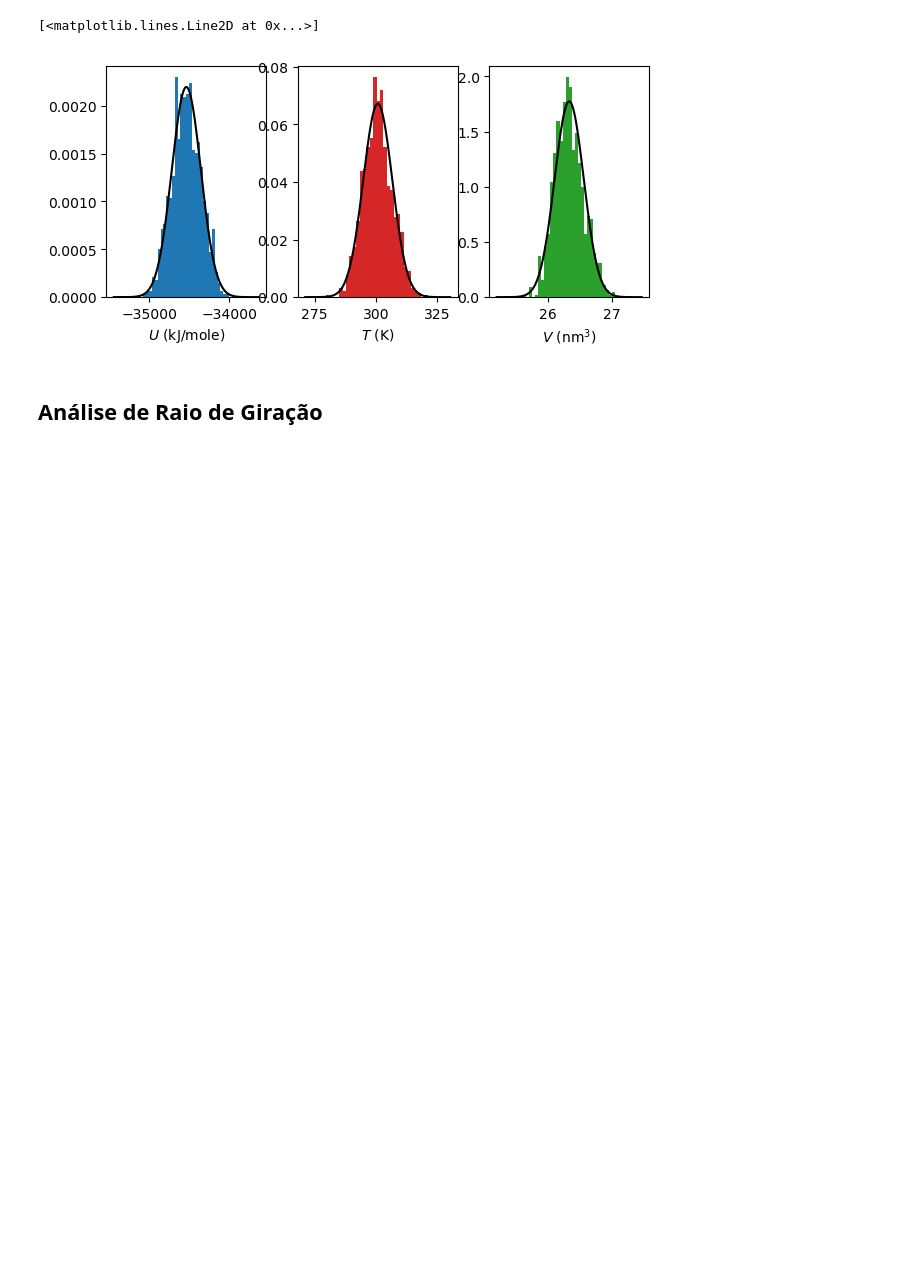
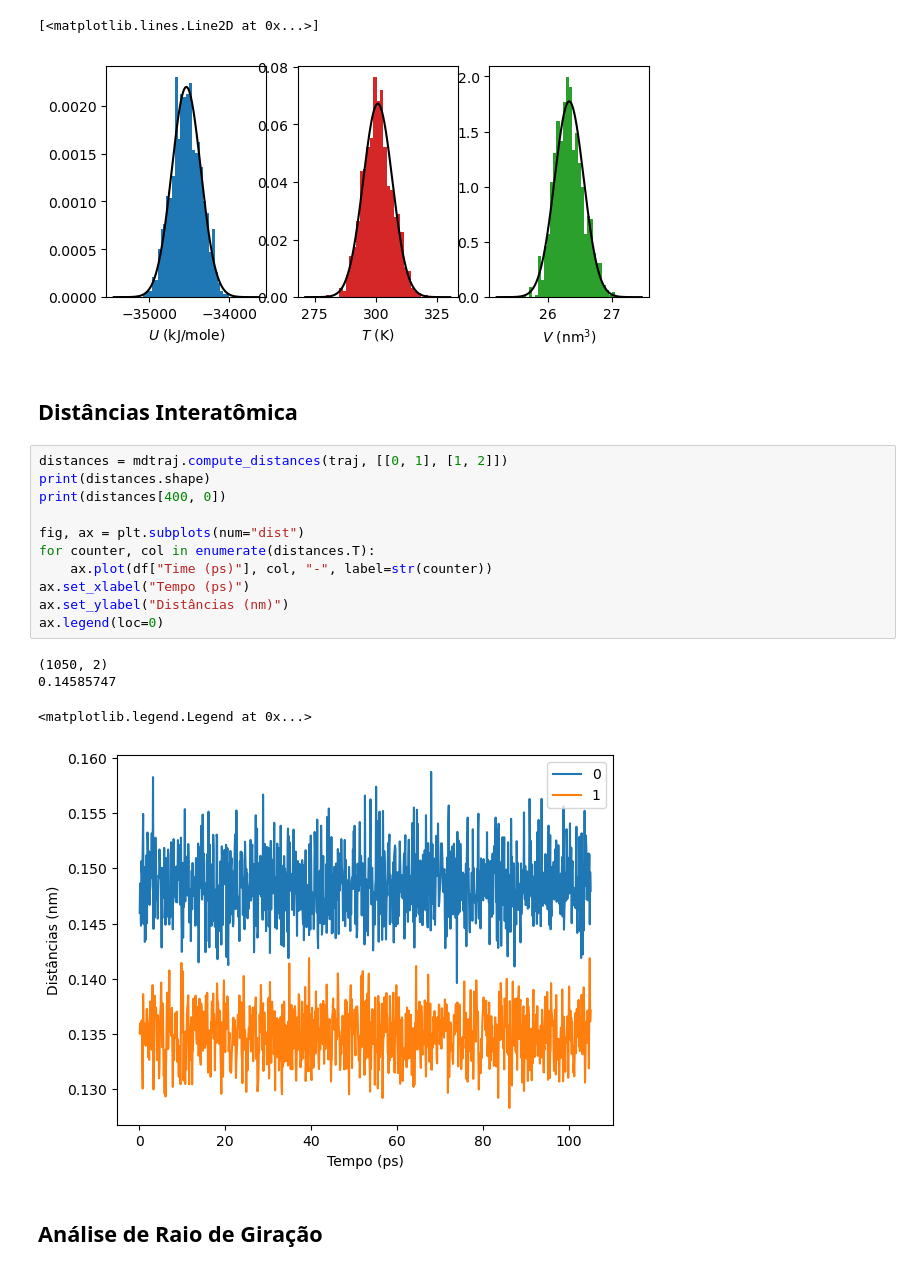
Before and after one commit to elvissoares/EQE595-SimMol, a Jupyter notebook: notebooks/Aula10-OPLS_Soluto_Solvente.ipynb, the cells around one changed output. Saved outputs shown, nothing was run; the diff lists cells and outputs as text; blank space fills up the shorter version.

```diff
--- a/notebooks/Aula10-OPLS_Soluto_Solvente.ipynb
+++ b/notebooks/Aula10-OPLS_Soluto_Solvente.ipynb
@@ -260,6 +290,24 @@ axs[2].plot(Varray,np.sqrt(1/(2*np.pi*sigmaV**2))*np.exp(-0.5*(Varray-Vmean)**2/
 # %% [output]
 [<matplotlib.lines.Line2D at 0x...>]
 [figure]
+# %% [markdown]
+## Distâncias Interatômica
+# %%
+distances = mdtraj.compute_distances(traj, [[0, 1], [1, 2]])
+print(distances.shape)
+print(distances[400, 0])
+
+fig, ax = plt.subplots(num="dist")
+for counter, col in enumerate(distances.T):
+    ax.plot(df["Time (ps)"], col, "-", label=str(counter))
+ax.set_xlabel("Tempo (ps)")
+ax.set_ylabel("Distâncias (nm)")
+ax.legend(loc=0)
+# %% [output]
+(1050, 2)
+0.14585747
+<matplotlib.legend.Legend at 0x...>
+[figure, added]
 # %% [markdown]
 ## Análise de Raio de Giração
 # %%
```
Also changed, not shown: parts of 3 cells of this notebook.
